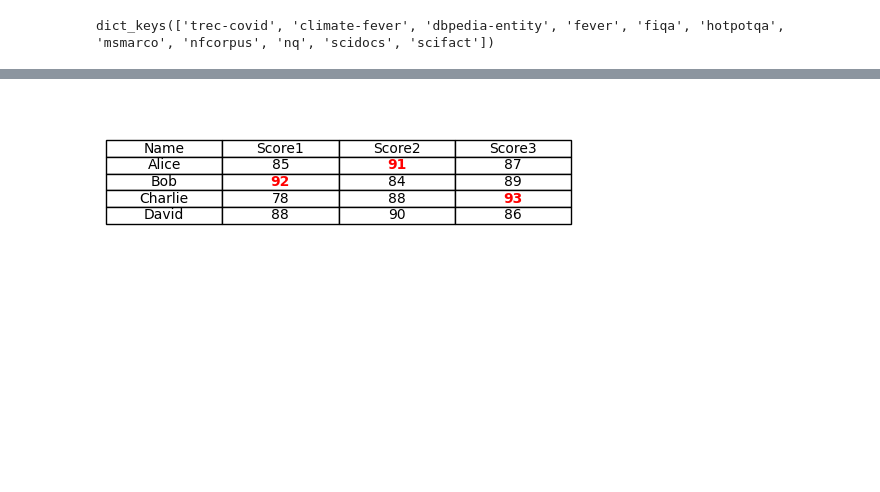
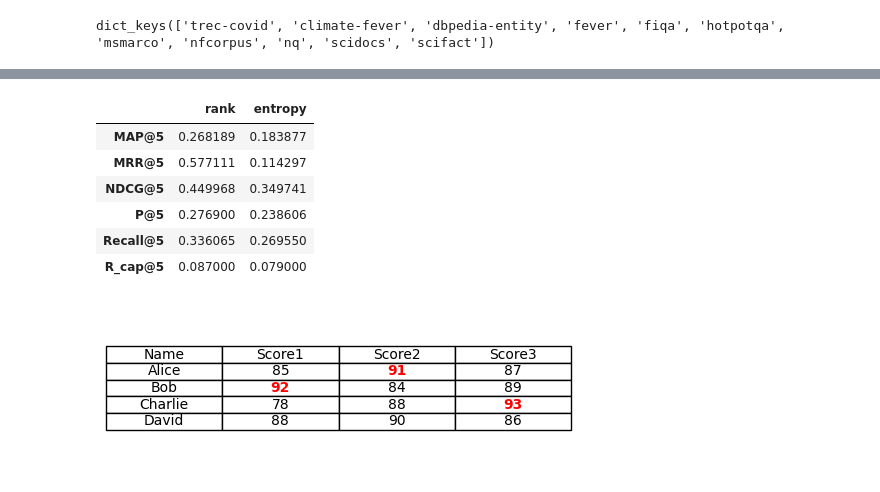
Before and after one commit to zerocpp/frag4, a Jupyter notebook: 实验-在rerank数据集上验证信息增益.ipynb, the cells around one changed output, grey strips where cells are left out. Cells and saved outputs as stored; diff of their text form; code cells hidden in the pictures; blank space fills up the shorter version.

```diff
--- a/实验-在rerank数据集上验证信息增益.ipynb
+++ b/实验-在rerank数据集上验证信息增益.ipynb
@@ -147,3 +156,14 @@ dataset_names = ["trec-covid", "climate-fever", "dbpedia-entity", "fever", "hotp
+# %%
+# 过滤掉不需要的指标，只保留@5结尾的
+df[df.index.str.endswith('@5')]
+# %% [output]
+|  | rank | entropy |
+| MAP@5 | 0.268189 | 0.183877 |
+| MRR@5 | 0.577111 | 0.114297 |
+| NDCG@5 | 0.449968 | 0.349741 |
+| P@5 | 0.276900 | 0.238606 |
+| Recall@5 | 0.336065 | 0.269550 |
+| R_cap@5 | 0.087000 | 0.079000 |
 # %%
 import pandas as pd
 import numpy as np
```
Also changed, not shown: parts of 8 cells of this notebook.
